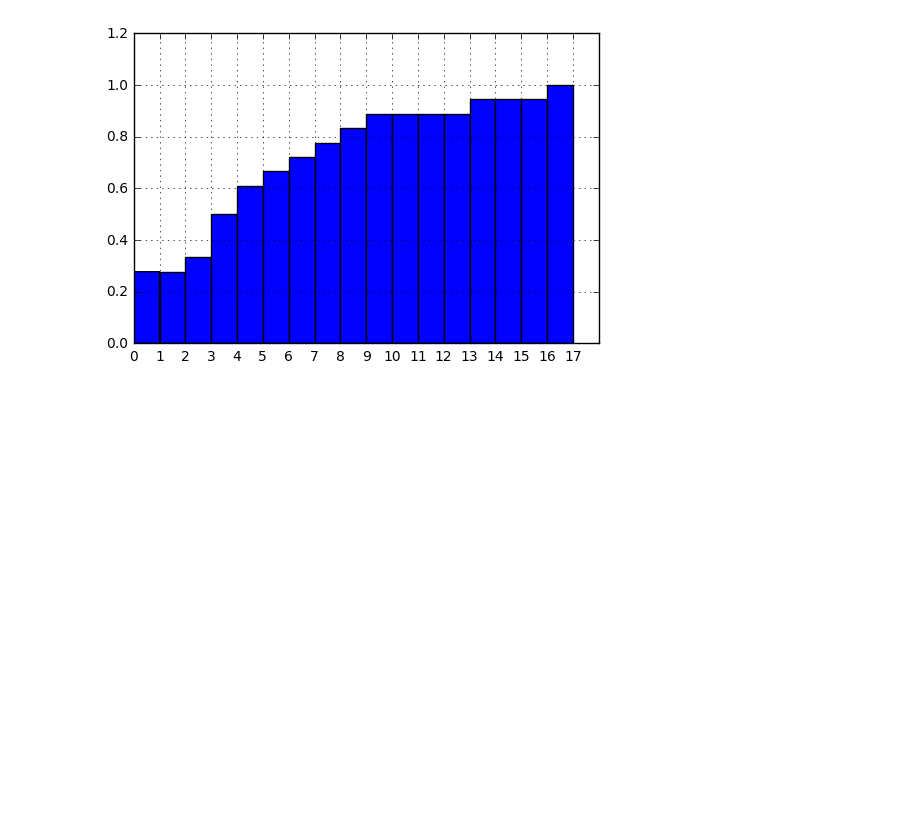
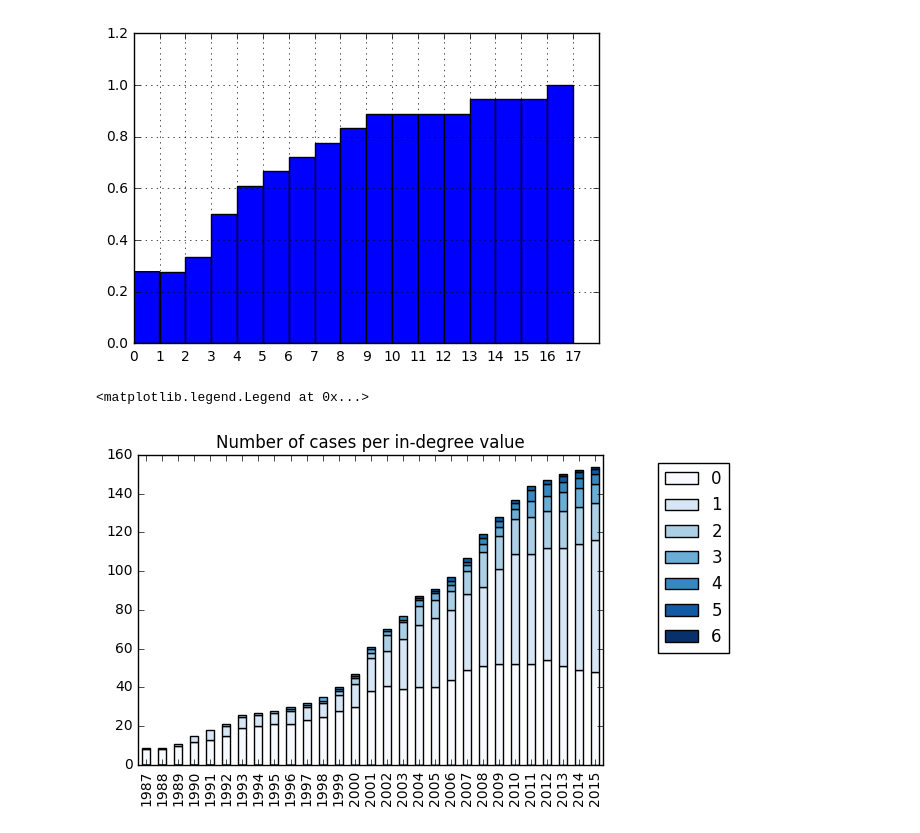
Before and after one commit to caselawanalytics/CaseLawAnalytics, a Jupyter notebook: notebooks/TimeAnalysis.ipynb, the cells around one changed output. Drawn from its saved outputs; the diff is of its cells as text; code cells hidden in the pictures; blank space fills up the shorter version.

```diff
--- a/notebooks/TimeAnalysis.ipynb
+++ b/notebooks/TimeAnalysis.ipynb
@@ -165,3 +178,12 @@ plt.xticks(range(int(max(differences)+1)))
 plt.show()
 # %% [output]
 [figure]
+# %%
+year_indegree_cnts = nodes_total_df.groupby([pd.Grouper(level=0), 'in_degree'])['id'].count()
+year_indegree_cnts_pivot = year_indegree_cnts.unstack().fillna(0)
+year_indegree_cnts_pivot.plot(kind='bar', stacked=True, cmap='Blues')
+plt.title('Number of cases per in-degree value')
+plt.legend(bbox_to_anchor=(1.1, 1), loc='upper left')
+# %% [output]
+<matplotlib.legend.Legend at 0x...>
+[figure, added]
```
Also changed, not shown: parts of 10 cells of this notebook.
